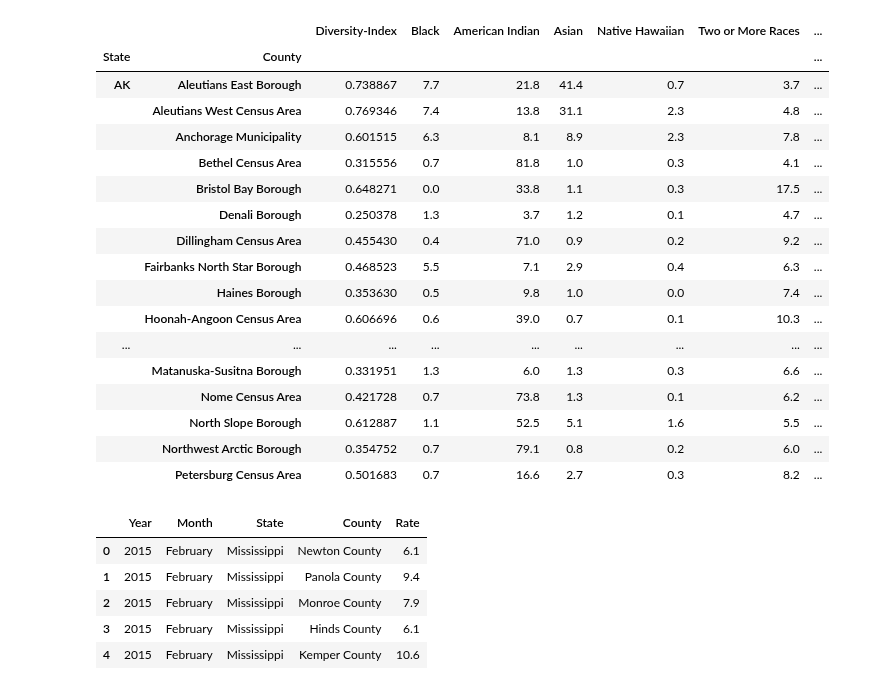
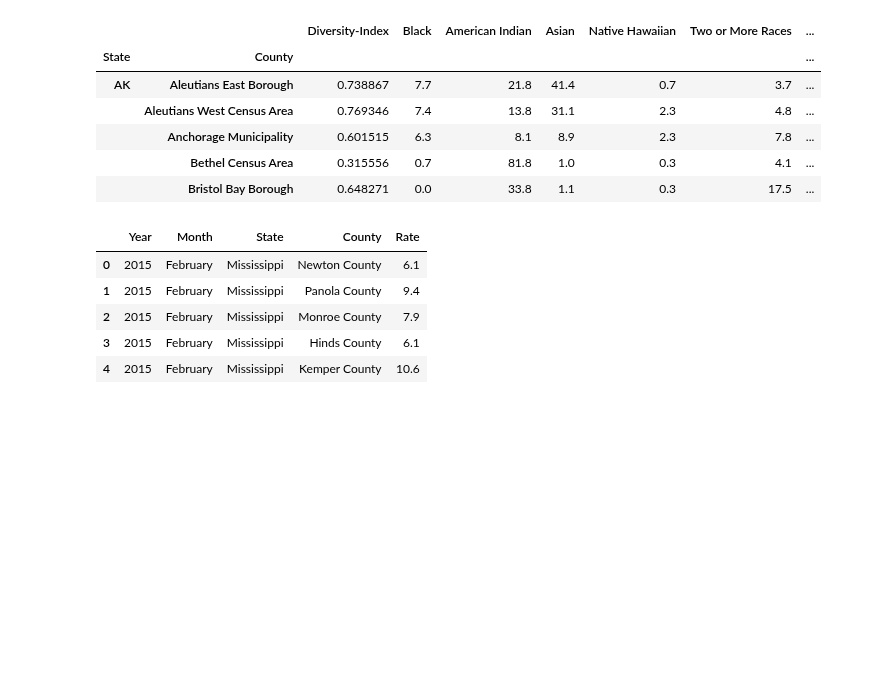
Before and after one commit to cgmiracle/ETL-project, a Jupyter notebook: ETL_Project.ipynb, the cells around one changed output. Cells and saved outputs as stored; diff of their text form; code cells hidden in the pictures; blank space fills up the shorter version.

```diff
--- a/ETL_Project.ipynb
+++ b/ETL_Project.ipynb
@@ -38,26 +38,15 @@ group_diversity_df = pd.DataFrame({"Diversity-Index":split_diversity_df.groupby(
                        "White":split_diversity_df.groupby(["State","County"])["White alone, not Hispanic or Latino, percent, 2013"].mean()})
 # %%
 #Showing the new dataframe that groups columns by "states" and "counties"
-group_diversity_df.head(20)
+group_diversity_df.head()
 # %% [output]
 |  |  | Diversity-Index | Black | American Indian | Asian | Native Hawaiian | Two or More Races | ... |
 | State | County |  |  |  |  |  |  | ... |
 | AK | Aleutians East Borough | 0.738867 | 7.7 | 21.8 | 41.4 | 0.7 | 3.7 | ... |
 |  | Aleutians West Census Area | 0.769346 | 7.4 | 13.8 | 31.1 | 2.3 | 4.8 | ... |
 |  | Anchorage Municipality | 0.601515 | 6.3 | 8.1 | 8.9 | 2.3 | 7.8 | ... |
 |  | Bethel Census Area | 0.315556 | 0.7 | 81.8 | 1.0 | 0.3 | 4.1 | ... |
 |  | Bristol Bay Borough | 0.648271 | 0.0 | 33.8 | 1.1 | 0.3 | 17.5 | ... |
-|  | Denali Borough | 0.250378 | 1.3 | 3.7 | 1.2 | 0.1 | 4.7 | ... |
-|  | Dillingham Census Area | 0.455430 | 0.4 | 71.0 | 0.9 | 0.2 | 9.2 | ... |
-|  | Fairbanks North Star Borough | 0.468523 | 5.5 | 7.1 | 2.9 | 0.4 | 6.3 | ... |
-|  | Haines Borough | 0.353630 | 0.5 | 9.8 | 1.0 | 0.0 | 7.4 | ... |
-|  | Hoonah-Angoon Census Area | 0.606696 | 0.6 | 39.0 | 0.7 | 0.1 | 10.3 | ... |
-| ... | ... | ... | ... | ... | ... | ... | ... | ... |
-|  | Matanuska-Susitna Borough | 0.331951 | 1.3 | 6.0 | 1.3 | 0.3 | 6.6 | ... |
-|  | Nome Census Area | 0.421728 | 0.7 | 73.8 | 1.3 | 0.1 | 6.2 | ... |
-|  | North Slope Borough | 0.612887 | 1.1 | 52.5 | 5.1 | 1.6 | 5.5 | ... |
-|  | Northwest Arctic Borough | 0.354752 | 0.7 | 79.1 | 0.8 | 0.2 | 6.0 | ... |
-|  | Petersburg Census Area | 0.501683 | 0.7 | 16.6 | 2.7 | 0.3 | 8.2 | ... |
 # %%
 #Importing Unemployment Rate Dataset
 us_unemployment_df = pd.read_csv('Resources/us_enemployment_state_county.csv')
```
Also changed, not shown: parts of 2 cells of this notebook, 2 other files.
